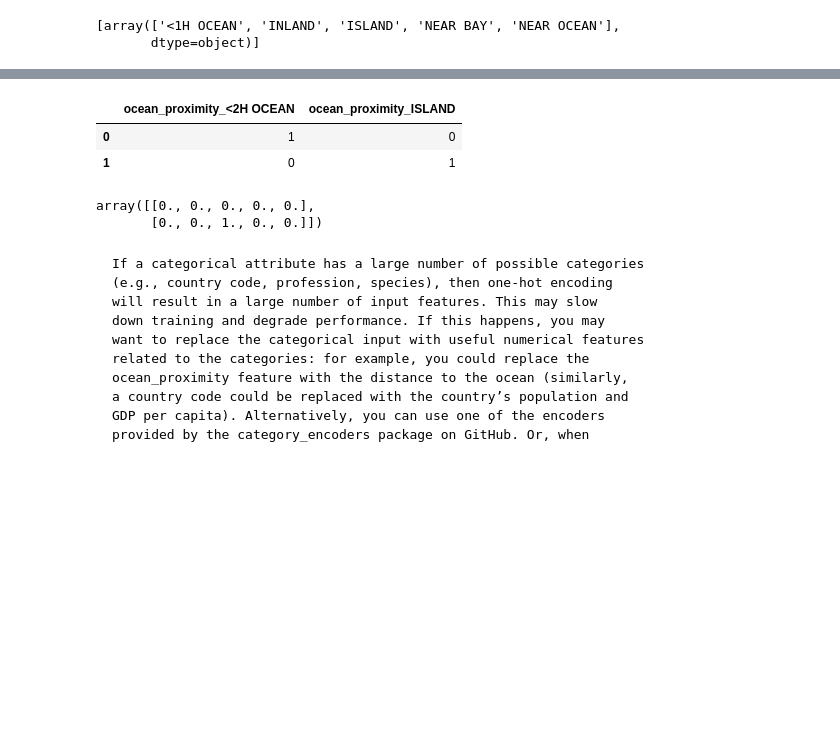
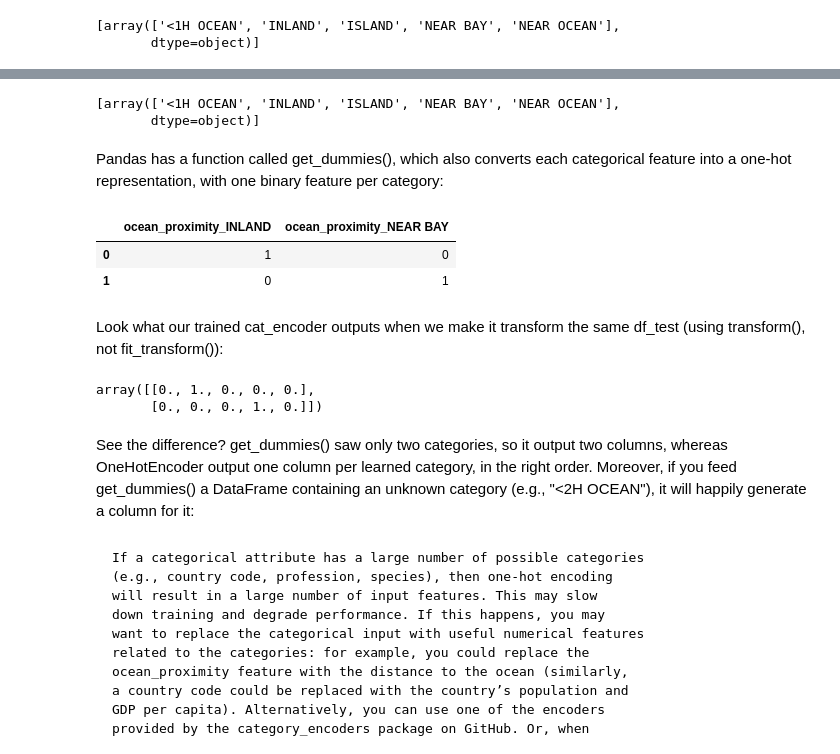
Before and after one commit to TimoSR/AppliedAI, a Jupyter notebook: lectures/chapter_7_eTe/ML_example_eTe.ipynb, the cells around one changed output, grey strips where cells are left out. Drawn from its saved outputs; the diff is of its cells as text; code cells hidden in the pictures; blank space fills up the shorter version.

```diff
--- a/lectures/chapter_7_eTe/ML_example_eTe.ipynb
+++ b/lectures/chapter_7_eTe/ML_example_eTe.ipynb
@@ -682,16 +695,31 @@ print(housing_cat_1hot.toarray())
+# %%
+cat_encoder.categories_
+# %% [output]
+[array(['<1H OCEAN', 'INLAND', 'ISLAND', 'NEAR BAY', 'NEAR OCEAN'],
+       dtype=object)]
+# %% [markdown]
+Pandas has a function called get_dummies(), which also converts each categorical
+feature into a one-hot representation, with one binary feature per category:
 # %%
-df_test_unknown = pd.DataFrame({'ocean_proximity' : ['<2H OCEAN', 'ISLAND']})
-pd.get_dummies(df_test_unknown)
+df_test = pd.DataFrame({"ocean_proximity": ["INLAND", "NEAR BAY"]})
+pd.get_dummies(df_test)
 # %% [output]
-|  | ocean_proximity_<2H OCEAN | ocean_proximity_ISLAND |
+|  | ocean_proximity_INLAND | ocean_proximity_NEAR BAY |
 | 0 | 1 | 0 |
 | 1 | 0 | 1 |
-# %%
-cat_encoder.handle_unknown = 'ignore'
-cat_encoder.transform(df_test_unknown).toarray()
-# %% [output]
-array([[0., 0., 0., 0., 0.],
-       [0., 0., 1., 0., 0.]])
+# %% [markdown]
+Look what our trained cat_encoder outputs when we make it transform the same df_test (using
+transform(), not fit_transform()):
+# %%
+cat_encoder.transform(df_test)
+# %% [output]
+array([[0., 1., 0., 0., 0.],
+       [0., 0., 0., 1., 0.]])
+# %% [markdown]
+See the difference? get_dummies() saw only two categories, so it output two columns,
+whereas OneHotEncoder output one column per learned category, in the right order.
+Moreover, if you feed get_dummies() a DataFrame containing an unknown category
+(e.g., "<2H OCEAN"), it will happily generate a column for it:
 # %% [markdown]
     If a categorical attribute has a large number of possible categories
     (e.g., country code, profession, species), then one-hot encoding
```
Also changed, not shown: parts of 20 cells of this notebook, 1 other file.
